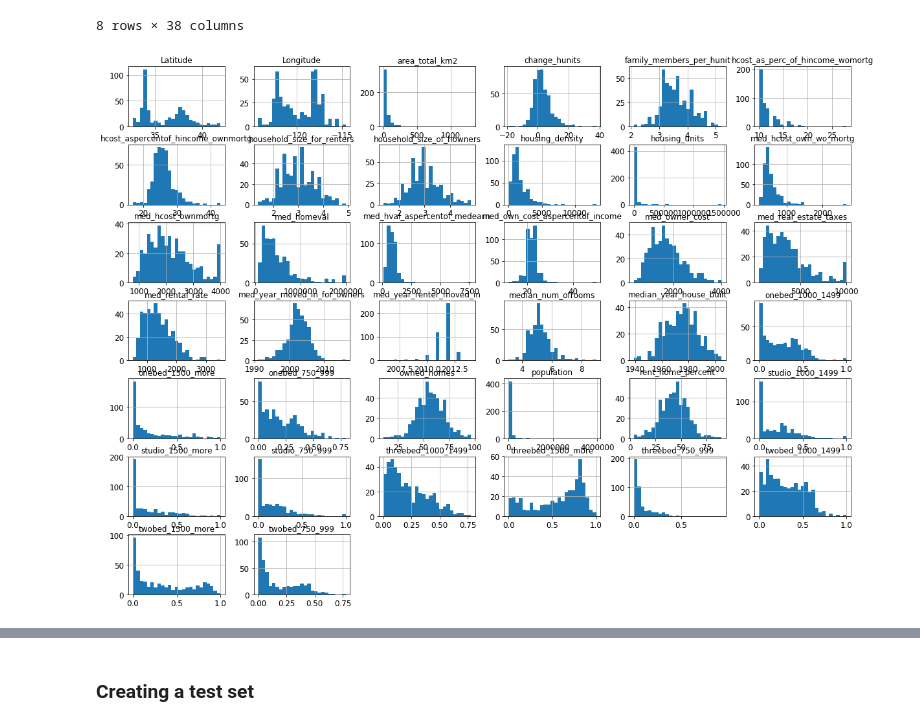
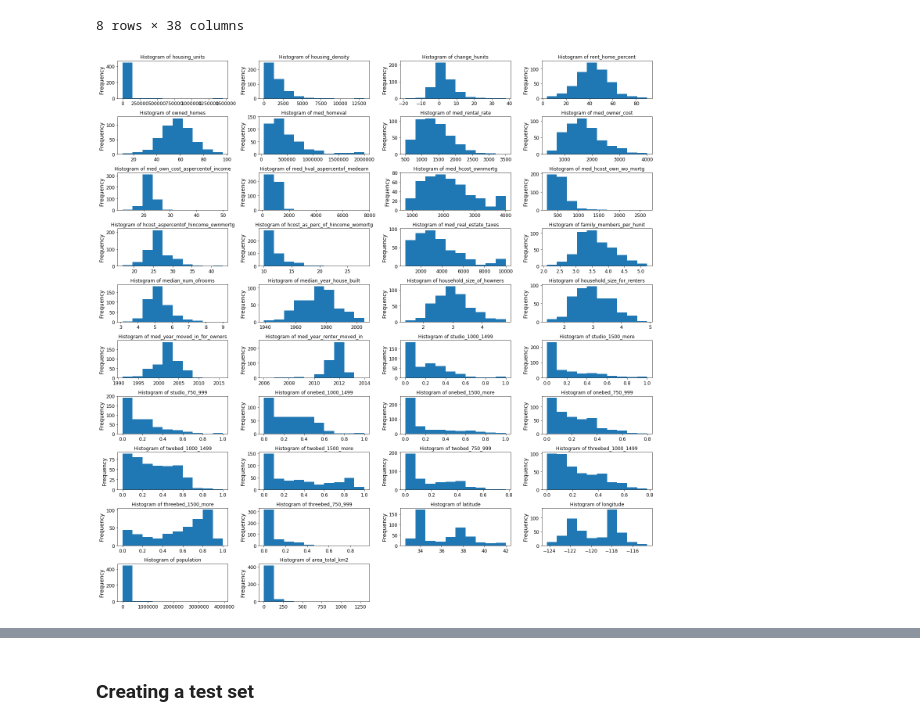
Before and after one commit to clazaro97chosen/California_Rental_Property_Project, a Jupyter notebook: California_Housing.ipynb, the cells around one changed output, grey strips where cells are left out. Cells and saved outputs as stored; diff of their text form; code cells hidden in the pictures.

```diff
--- a/California_Housing.ipynb
+++ b/California_Housing.ipynb
@@ -231,12 +236,22 @@ housing.describe()
 | 75% | 26010.25000 | 1983.20000 | 5.60000 | 52.22500 | 65.70000 | 622075.00000 | ... |
 | max | 1457762.00000 | 13166.80000 | 37.90000 | 89.30000 | 96.40000 | 2000001.00000 | ... |
 8 rows × 38 columns
-# %%
-fig = plt.figure()
-housing.hist(bins=25,figsize=(20,15))
-plt.show()
-# %% [output]
-[figure, removed]
+# %%
+
+from matplotlib.pyplot import figure
+from matplotlib import pyplot as plt
+hist_columns = housing.columns.copy()
+hist_columns = hist_columns.delete(34)
+figure(figsize = (20,20))
+
+for i,col in enumerate(hist_columns):
+    plt.subplot(10,4,i+1)
+    plt.hist(housing[col])
+    plt.title('Histogram of '+col.lower())
+    plt.ylabel('Frequency')
+    plt.tight_layout()
+# %% [output]
+[figure, added]
 # %% [markdown]
  ### A few takeaways:
 * **Attributes have different scales** some are in percentage, some are in units, and some are in dollars.
```
Also changed, not shown: parts of 33 cells of this notebook.
